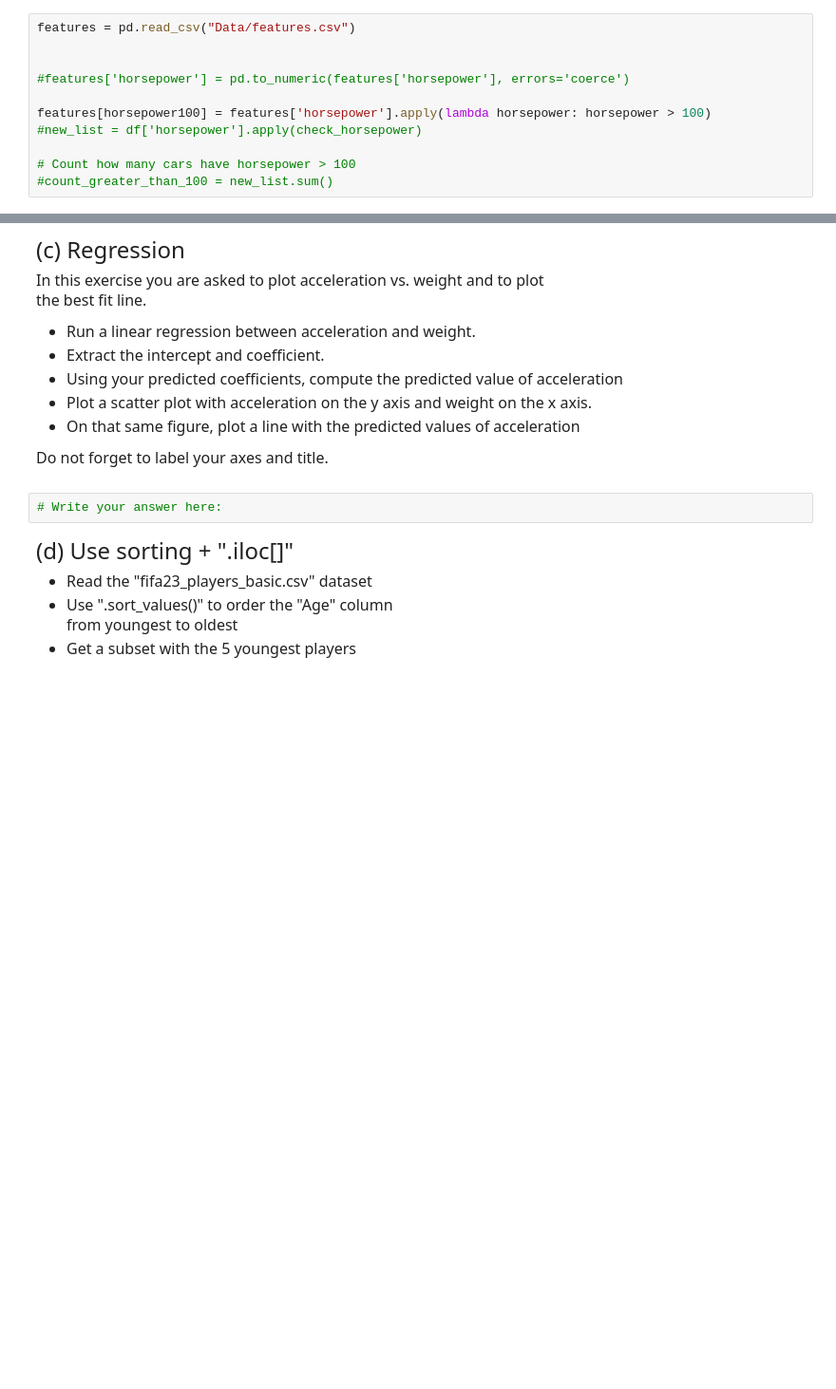
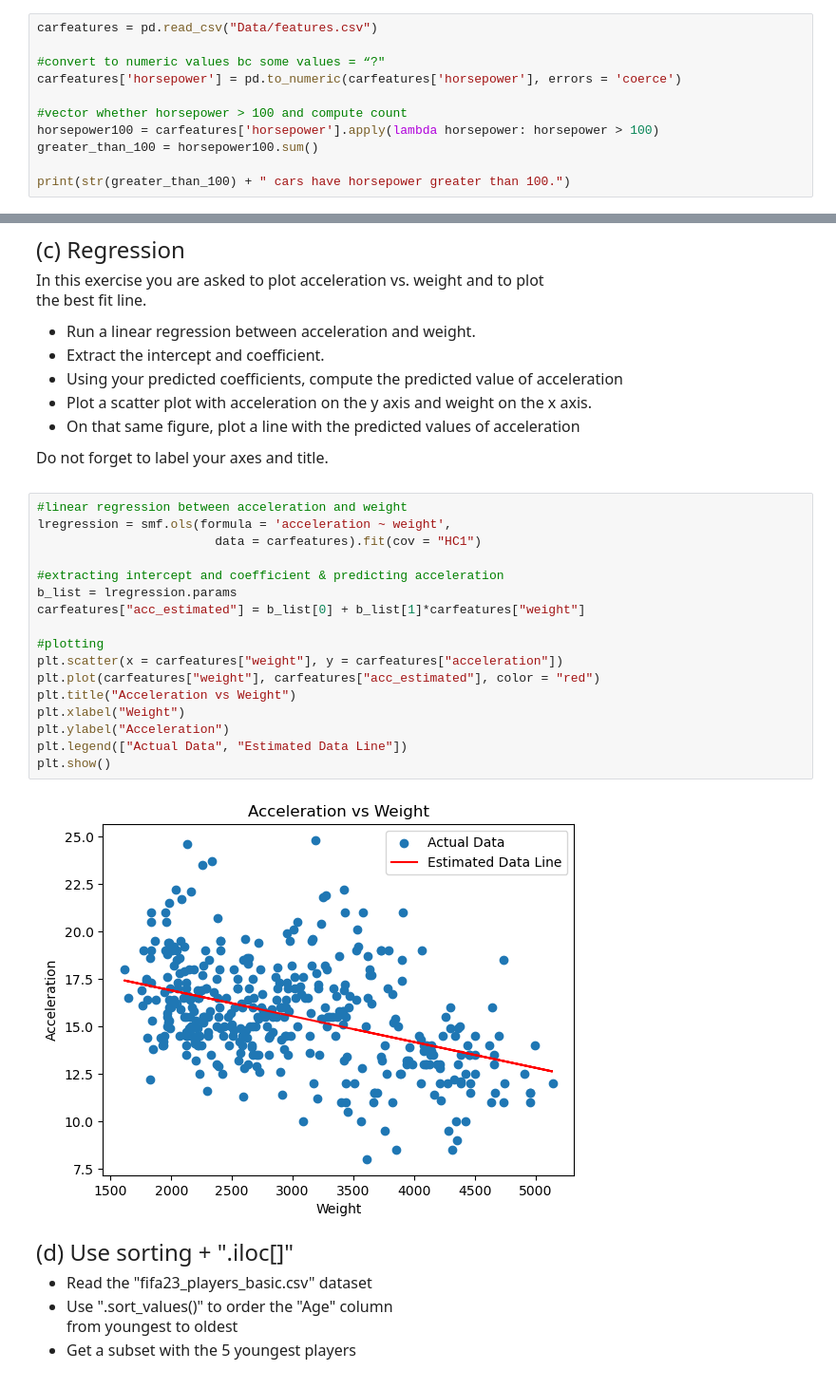
Before and after one commit to yxyang05/qtm151spring2024, a Jupyter notebook: assignment6/assignment6.ipynb, the cells around one changed output, grey strips where cells are left out. Shown at 95% size. Drawn from its saved outputs; the diff is of its cells as text; blank space fills up the shorter version.

```diff
--- a/assignment6/assignment6.ipynb
+++ b/assignment6/assignment6.ipynb
@@ -36,14 +37,14 @@ if horsepower $\leq$ 100.
 To get full credit use either the apply or the map function <br>
 (see Lectures 7 and 8)
 # %%
-features = pd.read_csv("Data/features.csv")
+carfeatures = pd.read_csv("Data/features.csv")
 
+#convert to numeric values bc some values = “?"
+carfeatures['horsepower'] = pd.to_numeric(carfeatures['horsepower'], errors = 'coerce')
 
-#features['horsepower'] = pd.to_numeric(features['horsepower'], errors='coerce')
+#vector whether horsepower > 100 and compute count
+horsepower100 = carfeatures['horsepower'].apply(lambda horsepower: horsepower > 100)
+greater_than_100 = horsepower100.sum()
 
-features[horsepower100] = features['horsepower'].apply(lambda horsepower: horsepower > 100)
-#new_list = df['horsepower'].apply(check_horsepower)
-
-# Count how many cars have horsepower > 100
-#count_greater_than_100 = new_list.sum()
+print(str(greater_than_100) + " cars have horsepower greater than 100.")
 # %% [output]
@@ -82,8 +95,25 @@ In this exercise you are asked to plot acceleration vs. weight and to plot <br>
 - On that same figure, plot a line with the predicted values of acceleration
 
 Do not forget to label your axes and title.
-# %%
-# Write your answer here:
+# %%
+#linear regression between acceleration and weight
+lregression = smf.ols(formula = 'acceleration ~ weight',
+                        data = carfeatures).fit(cov = "HC1")
+
+#extracting intercept and coefficient & predicting acceleration
+b_list = lregression.params
+carfeatures["acc_estimated"] = b_list[0] + b_list[1]*carfeatures["weight"]
+
+#plotting
+plt.scatter(x = carfeatures["weight"], y = carfeatures["acceleration"])
+plt.plot(carfeatures["weight"], carfeatures["acc_estimated"], color = "red")
+plt.title("Acceleration vs Weight")
+plt.xlabel("Weight")
+plt.ylabel("Acceleration")
+plt.legend(["Actual Data", "Estimated Data Line"])
+plt.show()
+# %% [output]
+[figure, added]
 # %% [markdown]
 <font size = "5">
 
```
Also changed, not shown: parts of 8 cells of this notebook, 2 other files.
